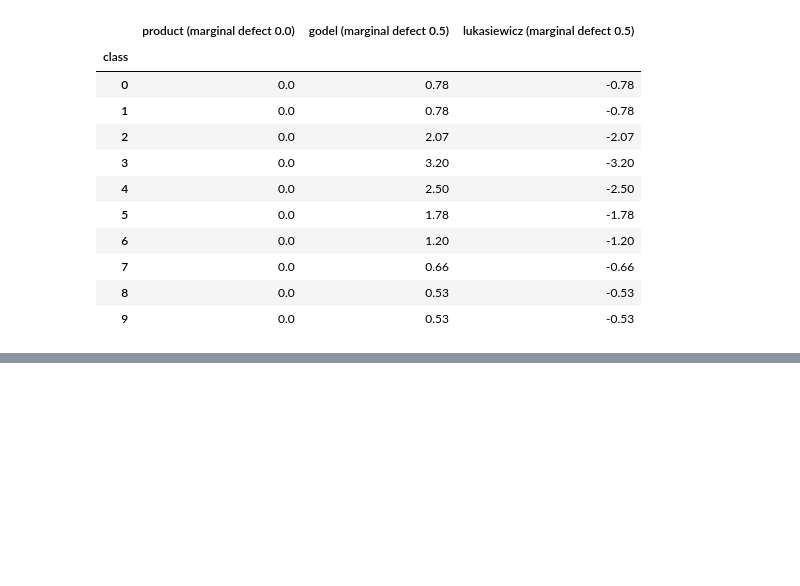
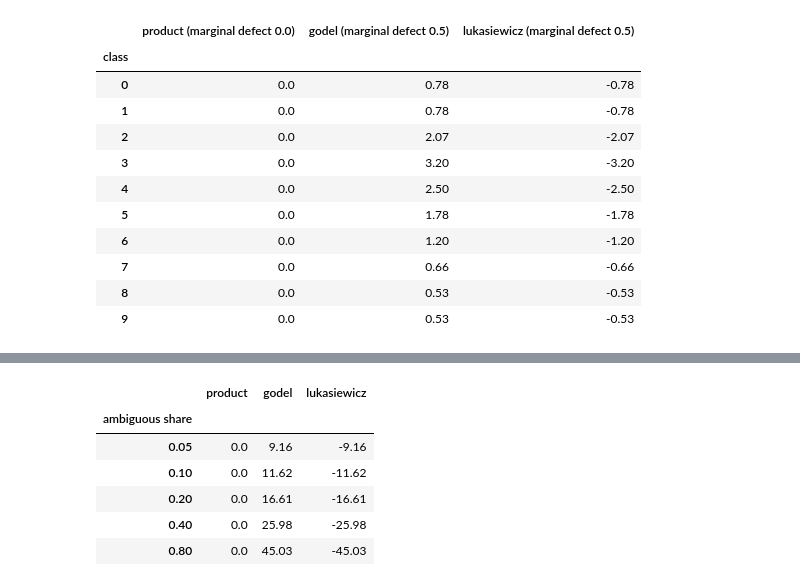
Before and after one commit to rcprati/aggmetrics, a Jupyter notebook: examples/notebooks/08_soft_labels.ipynb, the cells around one changed output, grey strips where cells are left out. Cells and saved outputs as stored; diff of their text form; code cells hidden in the pictures; blank space fills up the shorter version.

```diff
--- a/examples/notebooks/08_soft_labels.ipynb
+++ b/examples/notebooks/08_soft_labels.ipynb
@@ -252 +410,22 @@ positives implied by the cells (true positives + false negatives) against the an
+# %%
+rows = []
+for share in (0.05, 0.1, 0.2, 0.4, 0.8):
+    s_ = simulate(ambiguous_share=share, bias=0.0)
+    q_hat, p = s_["q_hat"], s_["p_B"]
+    truth = np.column_stack([1 - q_hat, q_hat])
+    probs2 = np.column_stack([1 - p, p])
+    row = {"ambiguous share": share}
+    for name in ("product", "godel", "lukasiewicz"):
+        tp, fp, fn, tn = soft_cells(truth, probs2, name)
+        row[name] = 100 * ((tp + fn)[:, 1].sum() / q_hat.sum() - 1)
+    rows.append(row)
+pd.DataFrame(rows).set_index("ambiguous share").round(2)
+# %% [output]
+|  | product | godel | lukasiewicz |
+| ambiguous share |  |  |  |
+| 0.05 | 0.0 | 9.16 | -9.16 |
+| 0.10 | 0.0 | 11.62 | -11.62 |
+| 0.20 | 0.0 | 16.61 | -16.61 |
+| 0.40 | 0.0 | 25.98 | -25.98 |
+| 0.80 | 0.0 | 45.03 | -45.03 |
 # %% [markdown]
```
Also changed, not shown: parts of 8 cells of this notebook, 2 other files.
